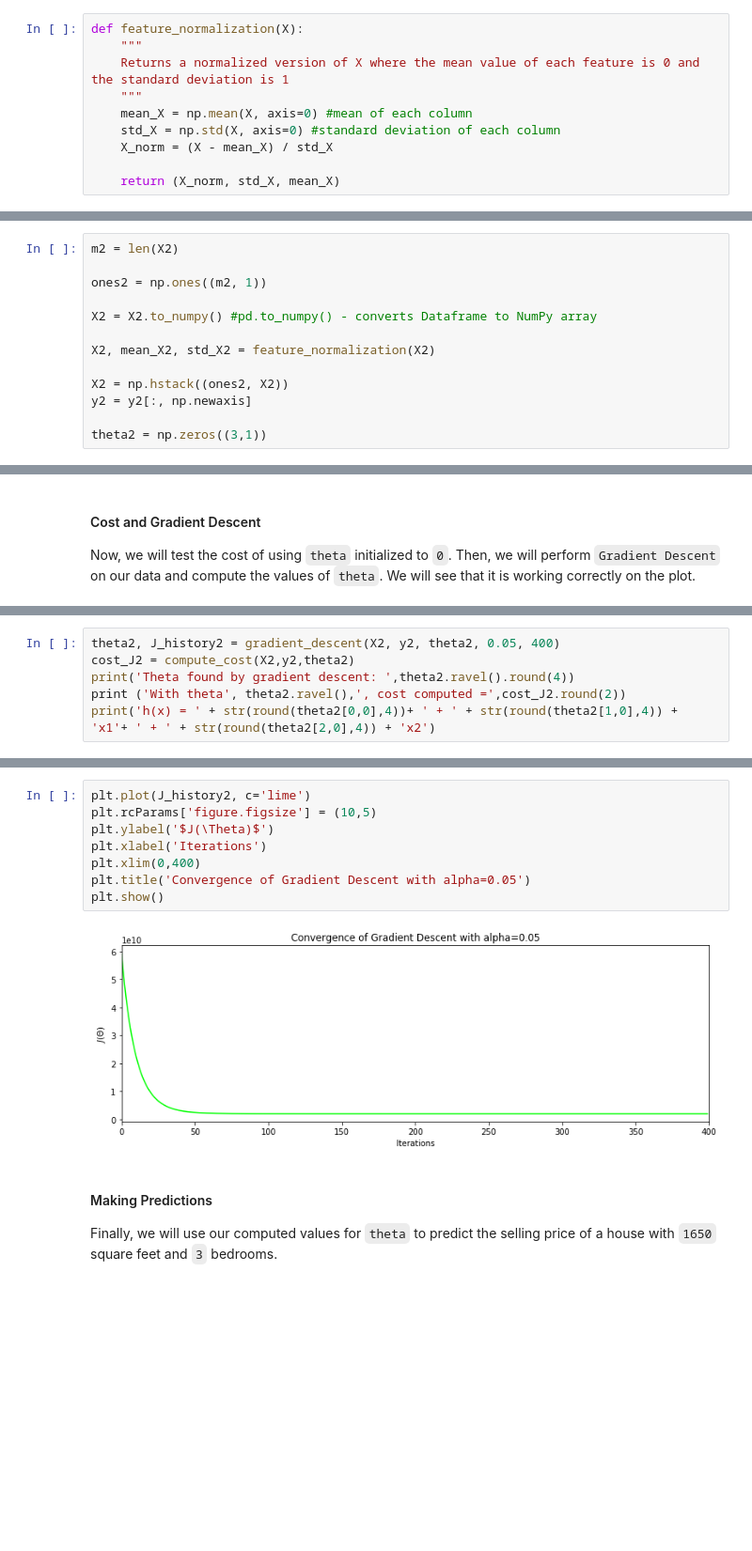
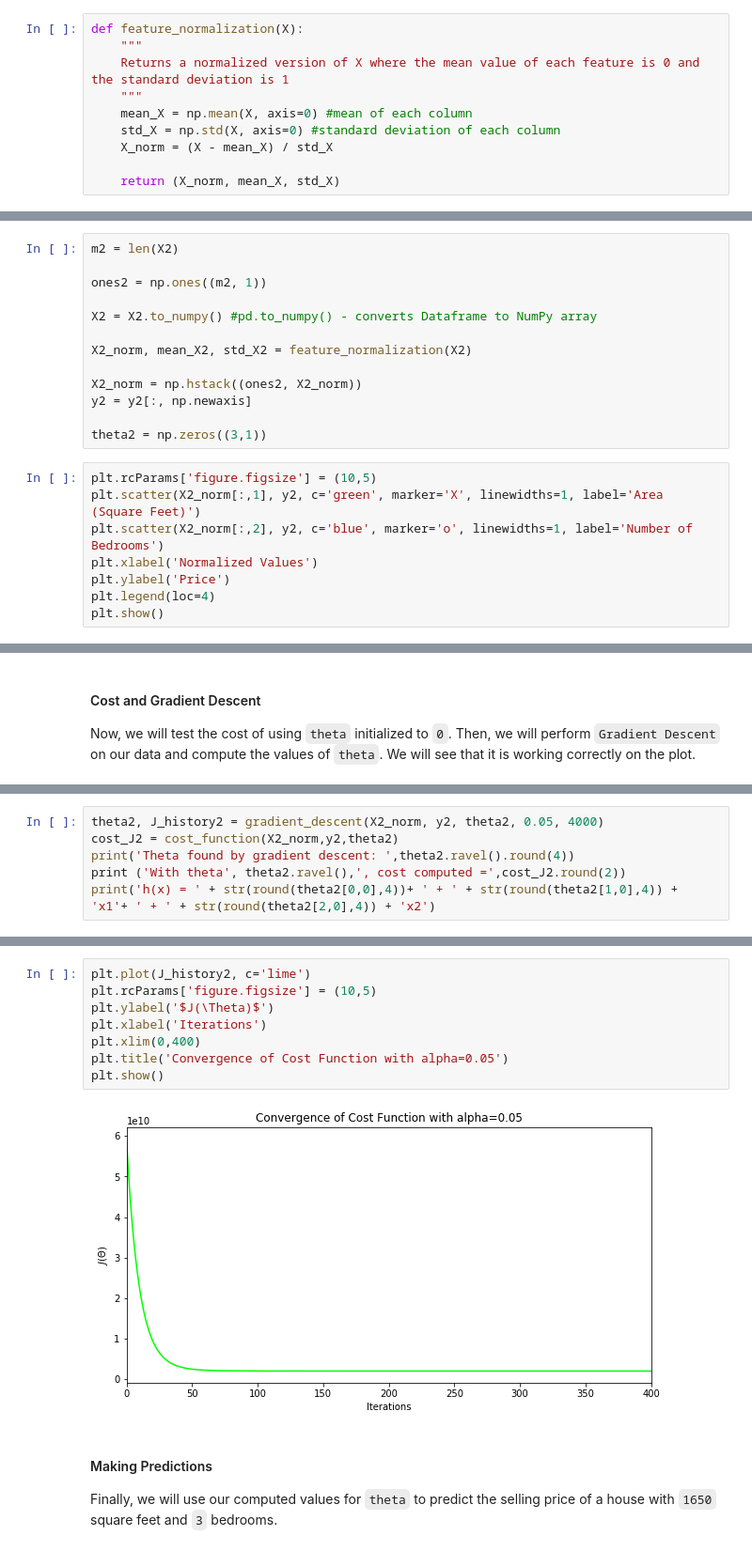
Before and after one commit to ritamds/machine-learning-coursera, a Jupyter notebook: week02/week02-python/week02-python.ipynb, the cells around one changed output, grey strips where cells are left out. Shown: that part at 94% size. Drawn from its saved outputs; the diff is of its cells as text; blank space fills up the shorter version.

```diff
--- a/week02/week02-python/week02-python.ipynb
+++ b/week02/week02-python/week02-python.ipynb
@@ -234,6 +233,6 @@ def feature_normalization(X):
     std_X = np.std(X, axis=0) #standard deviation of each column
     X_norm = (X - mean_X) / std_X
 
-    return (X_norm, std_X, mean_X)
+    return (X_norm, mean_X, std_X)
 # %% [markdown]
 #### Preparing the Data
@@ -245,9 +244,17 @@ ones2 = np.ones((m2, 1))
 
 X2 = X2.to_numpy() #pd.to_numpy() - converts Dataframe to NumPy array
 
-X2, mean_X2, std_X2 = feature_normalization(X2)
+X2_norm, mean_X2, std_X2 = feature_normalization(X2)
 
-X2 = np.hstack((ones2, X2))
+X2_norm = np.hstack((ones2, X2_norm))
 y2 = y2[:, np.newaxis]
 
 theta2 = np.zeros((3,1))
+# %%
+plt.rcParams['figure.figsize'] = (10,5)
+plt.scatter(X2_norm[:,1], y2, c='green', marker='X', linewidths=1, label='Area (Square Feet)')
+plt.scatter(X2_norm[:,2], y2, c='blue', marker='o', linewidths=1, label='Number of Bedrooms')
+plt.xlabel('Normalized Values')
+plt.ylabel('Price')
+plt.legend(loc=4)
+plt.show()
@@ -260,8 +269,8 @@ print ('With theta', theta2.ravel(),', cost computed =',cost_J2.round(2))
 # %% [output]
 With theta [0. 0. 0.] , cost computed = 65591548106.46
 # %%
-theta2, J_history2 = gradient_descent(X2, y2, theta2, 0.05, 400)
-cost_J2 = compute_cost(X2,y2,theta2)
+theta2, J_history2 = gradient_descent(X2_norm, y2, theta2, 0.05, 4000)
+cost_J2 = cost_function(X2_norm,y2,theta2)
 print('Theta found by gradient descent: ',theta2.ravel().round(4))
 print ('With theta', theta2.ravel(),', cost computed =',cost_J2.round(2))
 print('h(x) = ' + str(round(theta2[0,0],4))+ ' + ' + str(round(theta2[1,0],4)) + 'x1'+ ' + ' + str(round(theta2[2,0],4)) + 'x2')
@@ -272,13 +281,13 @@ h(x) = 340412.6592 + 109439.8755x1 + -6570.4339x2
 # %%
 plt.plot(J_history2, c='lime')
 plt.rcParams['figure.figsize'] = (10,5)
 plt.ylabel('$J(\Theta)$')
 plt.xlabel('Iterations')
 plt.xlim(0,400)
-plt.title('Convergence of Gradient Descent with alpha=0.05')
+plt.title('Convergence of Cost Function with alpha=0.05')
 plt.show()
 # %% [output]
-[figure, old version]
+[figure, new version]
 # %% [markdown]
 #### Making Predictions
 Finally, we will use our computed values for `theta` to predict the selling price of a house with `1650` square feet and `3` bedrooms.
```
Also changed, not shown: parts of 24 cells of this notebook, 1 other file.
